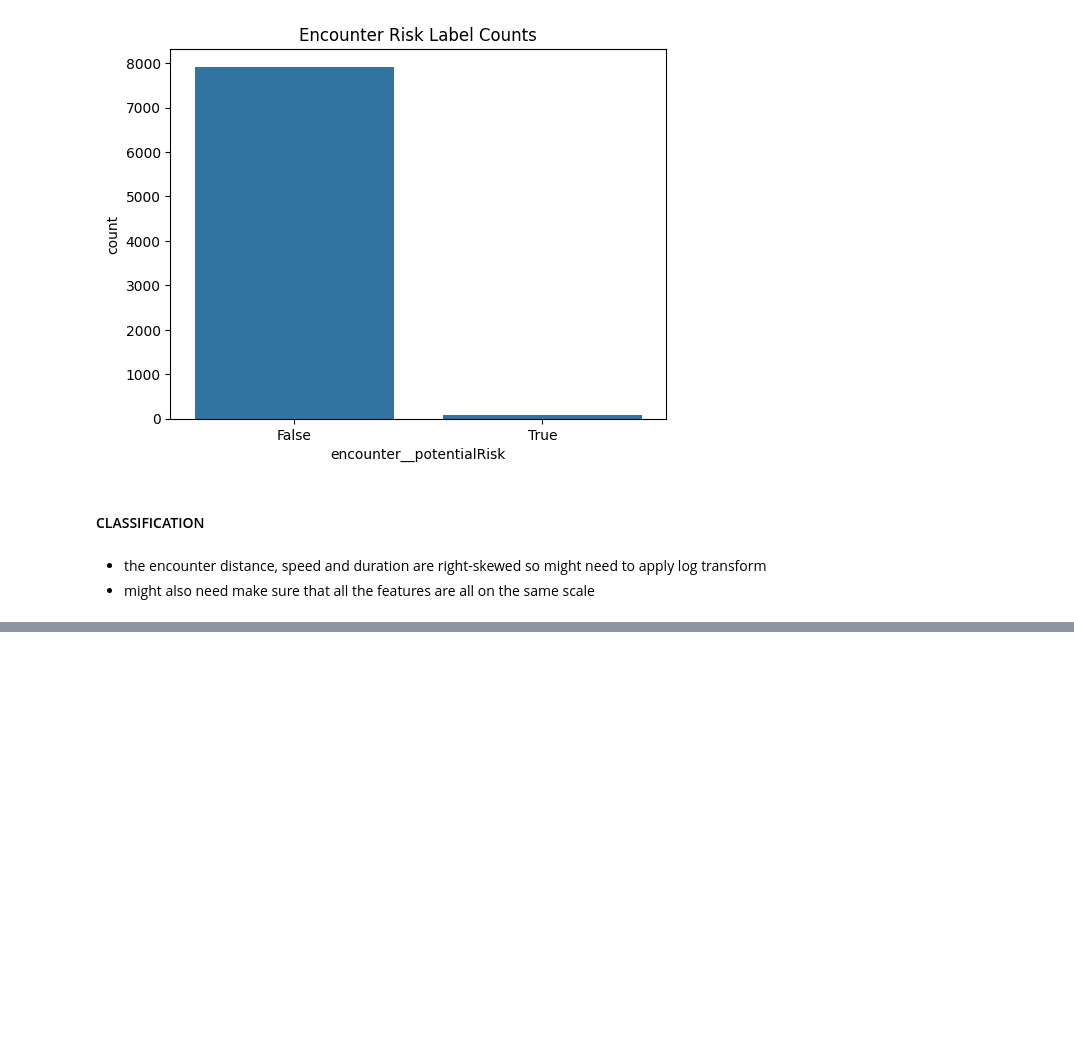
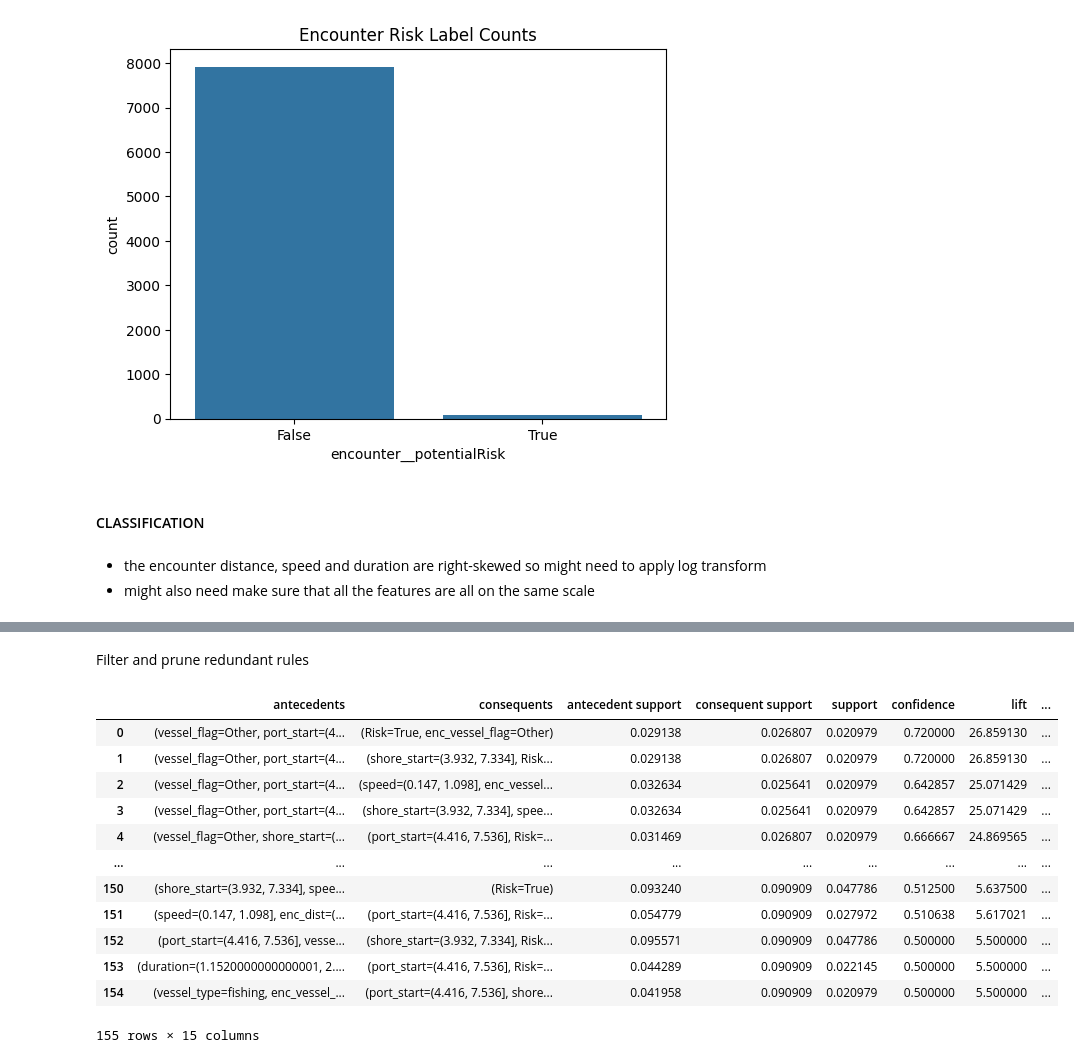
Before and after one commit to zuweii/datamining, a Jupyter notebook: collision.ipynb, the cells around one changed output, grey strips where cells are left out. Cells and saved outputs as stored; diff of their text form; code cells hidden in the pictures; blank space fills up the shorter version.

```diff
--- a/collision.ipynb
+++ b/collision.ipynb
@@ -390,0 +316,36 @@ Saved: collision/association_rules_risk_high.csv
+# %% [markdown]
+Filter and prune redundant rules
+# %%
+# filtering thresholds (tune)
+min_conf = 0.5
+min_lift = 2.0
+filtered = rules_bal[(rules_bal['confidence'] >= min_conf) & (rules_bal['lift'] >= min_lift)]
+
+# remove redundancy: if antecedent A subset of B and B has higher lift, drop A
+def remove_redundant(rules_df):
+    to_drop = set()
+    for i, r1 in rules_df.iterrows():
+        for j, r2 in rules_df.iterrows():
+            if i == j:
+                continue
+            if r1['consequents'] == r2['consequents'] and r1['antecedents'].issubset(r2['antecedents']) and r1['lift'] <= r2['lift']:
+                to_drop.add(i)
+                break
+    return rules_df.drop(index=list(to_drop))
+
+filtered_pruned = remove_redundant(filtered)
+filtered_pruned.sort_values(['lift','confidence'], ascending=[False,False]).reset_index(drop=True)
+# %% [output]
+|  | antecedents | consequents | antecedent support | consequent support | support | confidence | lift | ... |
+| 0 | (vessel_flag=Other, port_start=(4... | (Risk=True, enc_vessel_flag=Other) | 0.029138 | 0.026807 | 0.020979 | 0.720000 | 26.859130 | ... |
+| 1 | (vessel_flag=Other, port_start=(4... | (shore_start=(3.932, 7.334], Risk... | 0.029138 | 0.026807 | 0.020979 | 0.720000 | 26.859130 | ... |
+| 2 | (vessel_flag=Other, port_start=(4... | (speed=(0.147, 1.098], enc_vessel... | 0.032634 | 0.025641 | 0.020979 | 0.642857 | 25.071429 | ... |
+| 3 | (vessel_flag=Other, port_start=(4... | (shore_start=(3.932, 7.334], spee... | 0.032634 | 0.025641 | 0.020979 | 0.642857 | 25.071429 | ... |
+| 4 | (vessel_flag=Other, shore_start=(... | (port_start=(4.416, 7.536], Risk=... | 0.031469 | 0.026807 | 0.020979 | 0.666667 | 24.869565 | ... |
+| ... | ... | ... | ... | ... | ... | ... | ... | ... |
+| 150 | (shore_start=(3.932, 7.334], spee... | (Risk=True) | 0.093240 | 0.090909 | 0.047786 | 0.512500 | 5.637500 | ... |
+| 151 | (speed=(0.147, 1.098], enc_dist=(... | (port_start=(4.416, 7.536], Risk=... | 0.054779 | 0.090909 | 0.027972 | 0.510638 | 5.617021 | ... |
+| 152 | (port_start=(4.416, 7.536], vesse... | (shore_start=(3.932, 7.334], Risk... | 0.095571 | 0.090909 | 0.047786 | 0.500000 | 5.500000 | ... |
+| 153 | (duration=(1.1520000000000001, 2.... | (port_start=(4.416, 7.536], Risk=... | 0.044289 | 0.090909 | 0.022145 | 0.500000 | 5.500000 | ... |
+| 154 | (vessel_type=fishing, enc_vessel_... | (port_start=(4.416, 7.536], shore... | 0.041958 | 0.090909 | 0.020979 | 0.500000 | 5.500000 | ... |
+155 rows × 15 columns
```
Also changed, not shown: parts of 25 cells of this notebook, 2 other files.
